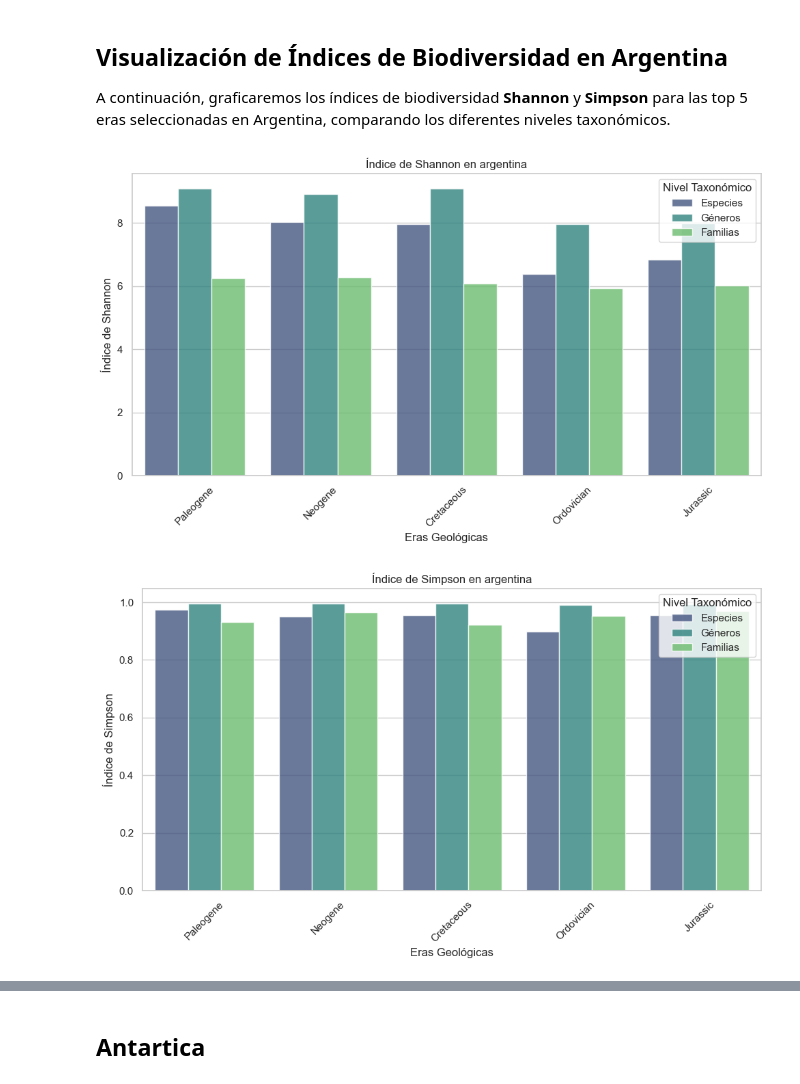
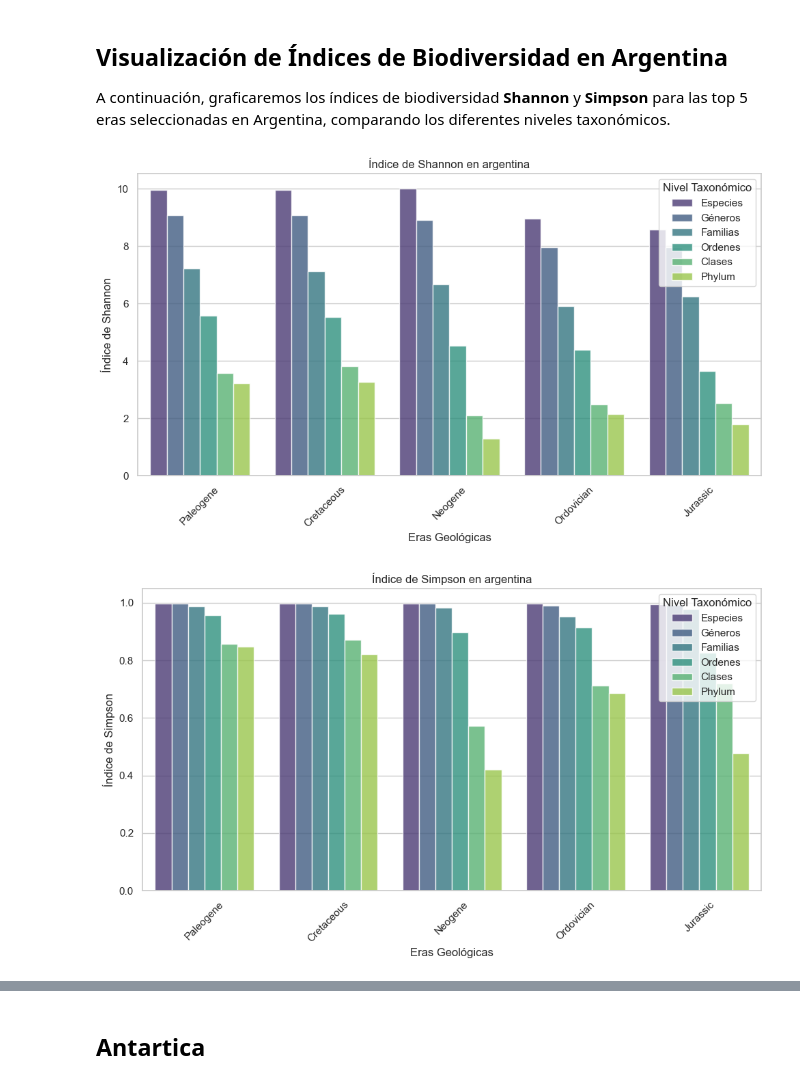
Before and after one commit to ignaciopinilla/Proye-Imt2200, a Jupyter notebook: P2.ipynb, the cells around one changed output, grey strips where cells are left out. Drawn from its saved outputs; the diff is of its cells as text; code cells hidden in the pictures.

```diff
--- a/P2.ipynb
+++ b/P2.ipynb
@@ -228,10 +264,10 @@ plt.show()
 # %% [markdown]
 ## Argentina
 # %%
-argentina_df.dropna(subset=['species_name', 'genus', 'family'], inplace=True)
+argentina_df.dropna(subset=['accepted_name', 'genus', 'family', "order", "class", "phylum"], inplace=True)
 # %%
 # Seleccionar las top 5 eras con más especies únicas
-top5_argentina_especies = argentina_df.groupby('era_early')['species_name'].nunique().nlargest(5)
+top5_argentina_especies = argentina_df.groupby('era_early')['accepted_name'].nunique().nlargest(5)
 
 # Mostrar las top 5 eras
 print("Top 5 eras por especies únicas en Argentina:")
@@ -249,11 +285,20 @@ Name: species_name, dtype: int64
 ## Cálculo de Índices de Biodiversidad
 
 A continuación, calcularemos los índices de biodiversidad **Shannon** y **Simpson** para las top 5 eras seleccionadas en Argentina a cada nivel taxonómico (especies, géneros y familias).
+# %%
+argentina_df_p2_genero = argentina_df.drop(argentina_df[argentina_df['genus'] == 'NO_GENUS_SPECIFIED'].index)
+argentina_df_p2_familias = argentina_df.drop(argentina_df[argentina_df['family'] == 'NO_FAMILY_SPECIFIED'].index)
+argentina_df_p2_ordenes = argentina_df.drop(argentina_df[argentina_df['order'] == 'NO_ORDER_SPECIFIED'].index)
+argentina_df_p2_clases = argentina_df.drop(argentina_df[argentina_df['class'] == 'NO_CLASS_SPECIFIED'].index)
+argentina_df_p2_phylum = argentina_df.drop(argentina_df[argentina_df['phylum'] == 'NO_PHYLUM_SPECIFIED'].index)
 # %%
 # Calcular índices para los niveles taxonómicos (especies, géneros, familias)
-indices_argentina_especies = calcular_indices(argentina_df, top5_argentina_especies, 'species_name')
-indices_argentina_generos = calcular_indices(argentina_df, top5_argentina_especies, 'genus')  # Misma top 5
-indices_argentina_familias = calcular_indices(argentina_df, top5_argentina_especies, 'family')  # Misma top 5
+indices_argentina_especies = calcular_indices(argentina_df, top5_argentina_especies, 'accepted_name')
+indices_argentina_generos = calcular_indices(argentina_df_p2_genero, top5_argentina_especies, 'genus')
+indices_argentina_familias = calcular_indices(argentina_df_p2_familias, top5_argentina_especies, 'family')
+indices_argentina_ordenes = calcular_indices(argentina_df_p2_ordenes, top5_argentina_especies, 'order')
+indices_argentina_clases = calcular_indices(argentina_df_p2_clases, top5_argentina_especies, 'class')
+indices_argentina_phylum = calcular_indices(argentina_df_p2_phylum, top5_argentina_especies, 'phylum')
 
 # Mostrar resultados
 print("\nÍndices por especies en argentina:")
@@ -264,5 +309,14 @@ print(pd.DataFrame(indices_argentina_generos).T)
 
 print("\nÍndices por familias en argentina:")
 print(pd.DataFrame(indices_argentina_familias).T)
+
+print("\nÍndices por ordenes en argentina:")
+print(pd.DataFrame(indices_argentina_ordenes).T)
+
+print("\nÍndices por clases en argentina:")
+print(pd.DataFrame(indices_argentina_clases).T)
+
+print("\nÍndices por phylum en argentina:")
+print(pd.DataFrame(indices_argentina_phylum).T)
 # %% [output]
 Índices por especies en argentina:
@@ -291,42 +345,48 @@ A continuación, graficaremos los índices de biodiversidad **Shannon** y **Simp
 df_especies = pd.DataFrame(indices_argentina_especies).T
 df_generos = pd.DataFrame(indices_argentina_generos).T
 df_familias = pd.DataFrame(indices_argentina_familias).T
+df_ordenes = pd.DataFrame(indices_argentina_ordenes).T
+df_clases = pd.DataFrame(indices_argentina_clases).T
+df_phylum = pd.DataFrame(indices_argentina_phylum).T
 
 # Añadir nivel taxonómico
 df_especies['Nivel'] = 'Especies'
 df_generos['Nivel'] = 'Géneros'
 df_familias['Nivel'] = 'Familias'
+df_ordenes['Nivel'] = 'Ordenes'
+df_clases['Nivel'] = 'Clases'
+df_phylum['Nivel'] = 'Phylum'
 
 # Combinar todos los niveles taxonómicos
-df_total_argentina = pd.concat([df_especies, df_generos, df_familias])
+df_total_argentina = pd.concat([df_especies, df_generos, df_familias, df_ordenes, df_clases, df_phylum])
 df_total_argentina.reset_index(inplace=True)
 df_total_argentina.rename(columns={'index': 'Era'}, inplace=True)
 
 # Configurar gráficos separados
 sns.set_theme(style="whitegrid")
 
 # Histograma Shannon
 plt.figure(figsize=(10, 6))
 sns.barplot(data=df_total_argentina, x='Era', y='Shannon', hue='Nivel', palette='viridis', alpha=0.8)
 plt.title('Índice de Shannon en argentina')
 plt.xlabel('Eras Geológicas')
 plt.ylabel('Índice de Shannon')
 plt.legend(title='Nivel Taxonómico')
 plt.xticks(rotation=45)
 plt.tight_layout()
 plt.show()
 
 # Histograma Simpson
 plt.figure(figsize=(10, 6))
 sns.barplot(data=df_total_argentina, x='Era', y='Simpson', hue='Nivel',palette='viridis', alpha=0.8)
 plt.title('Índice de Simpson en argentina')
 plt.xlabel('Eras Geológicas')
 plt.ylabel('Índice de Simpson')
-plt.legend(title='Nivel Taxonómico')
+plt.legend(title='Nivel Taxonómico', loc='upper right')
 plt.xticks(rotation=45)
 plt.tight_layout()
 plt.show()
 # %% [output]
-[figure, old version]
+[figure, new version]
-[figure, old version]
+[figure, new version]
 # %% [markdown]
```
Also changed, not shown: parts of 21 cells of this notebook, 4 other files.
